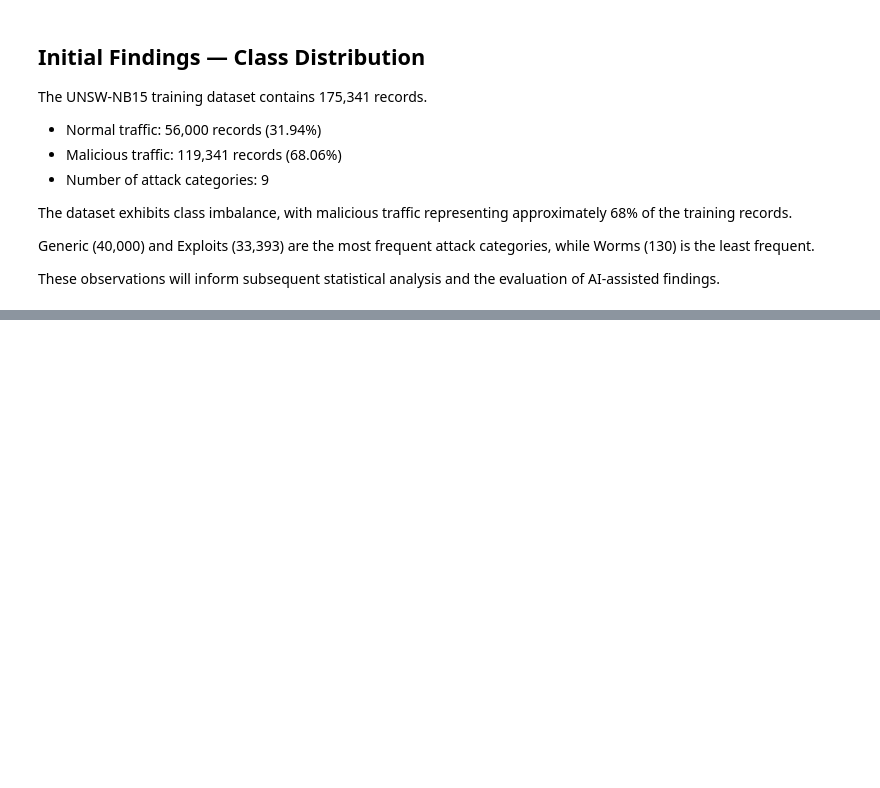
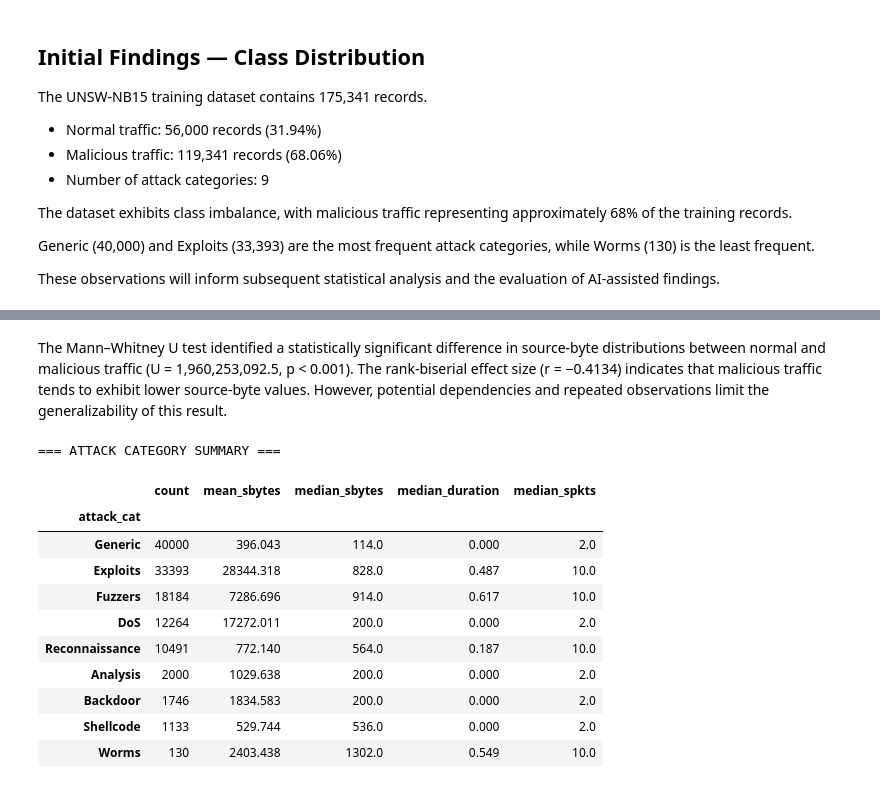
Before and after one commit to bahaali273/COMP9200-AI-vs-Traditional-Intrusion-Analysis, a Jupyter notebook: notebooks/01_dataset_exploration.ipynb, the cells around one changed output, grey strips where cells are left out. Saved outputs shown, nothing was run; the diff lists cells and outputs as text; code cells hidden in the pictures; blank space fills up the shorter version.

```diff
--- a/notebooks/01_dataset_exploration.ipynb
+++ b/notebooks/01_dataset_exploration.ipynb
@@ -102,0 +363,42 @@ analysis and the evaluation of AI-assisted findings.
+# %% [markdown]
+The Mann–Whitney U test identified a statistically significant difference in source-byte distributions between normal and malicious traffic (U = 1,960,253,092.5, p < 0.001). The rank-biserial effect size (r = −0.4134) indicates that malicious traffic tends to exhibit lower source-byte values. However, potential dependencies and repeated observations limit the generalizability of this result.
+# %%
+# Compare different attack categories
+# Do different types of cyberattack exhibit different network traffic patterns?
+
+
+# Attack Category Analysis
+
+# Include only malicious records
+attack_only = analysis_df[analysis_df['label'] == 1]
+
+# Calculate statistics for each attack category
+category_summary = attack_only.groupby('attack_cat').agg(
+    count=('sbytes', 'size'),
+    mean_sbytes=('sbytes', 'mean'),
+    median_sbytes=('sbytes', 'median'),
+    median_duration=('dur', 'median'),
+    median_spkts=('spkts', 'median')
+)
+
+# Sort by number of records
+category_summary = category_summary.sort_values(
+    by='count',
+    ascending=False
+)
+
+print("=== ATTACK CATEGORY SUMMARY ===")
+display(category_summary.round(3))
+# %% [output]
+=== ATTACK CATEGORY SUMMARY ===
+|  | count | mean_sbytes | median_sbytes | median_duration | median_spkts |
+| attack_cat |  |  |  |  |  |
+| Generic | 40000 | 396.043 | 114.0 | 0.000 | 2.0 |
+| Exploits | 33393 | 28344.318 | 828.0 | 0.487 | 10.0 |
+| Fuzzers | 18184 | 7286.696 | 914.0 | 0.617 | 10.0 |
+| DoS | 12264 | 17272.011 | 200.0 | 0.000 | 2.0 |
+| Reconnaissance | 10491 | 772.140 | 564.0 | 0.187 | 10.0 |
+| Analysis | 2000 | 1029.638 | 200.0 | 0.000 | 2.0 |
+| Backdoor | 1746 | 1834.583 | 200.0 | 0.000 | 2.0 |
+| Shellcode | 1133 | 529.744 | 536.0 | 0.000 | 2.0 |
+| Worms | 130 | 2403.438 | 1302.0 | 0.549 | 10.0 |
```
Also changed, not shown: parts of 10 cells of this notebook.
